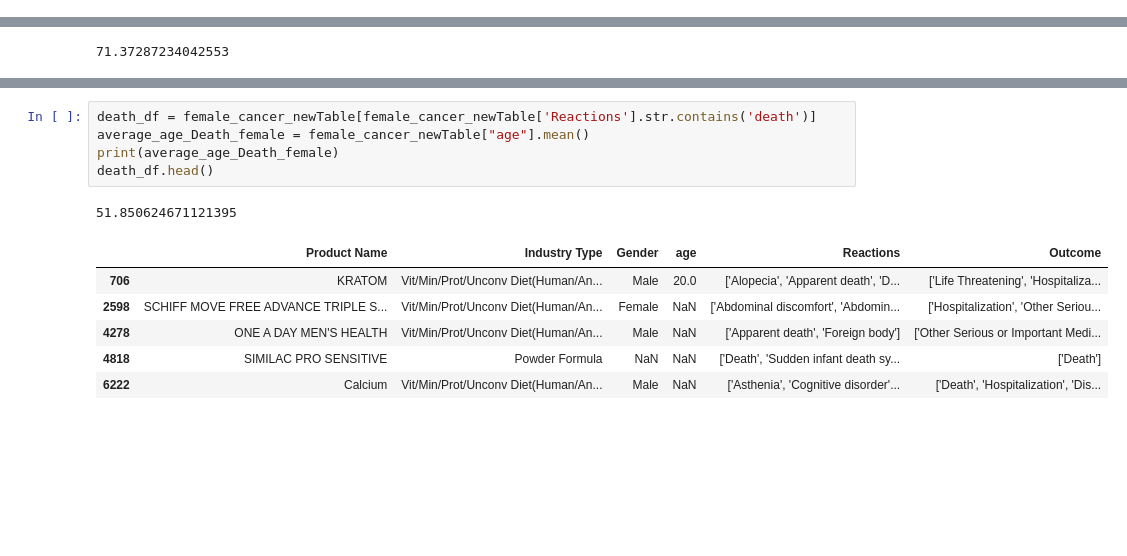
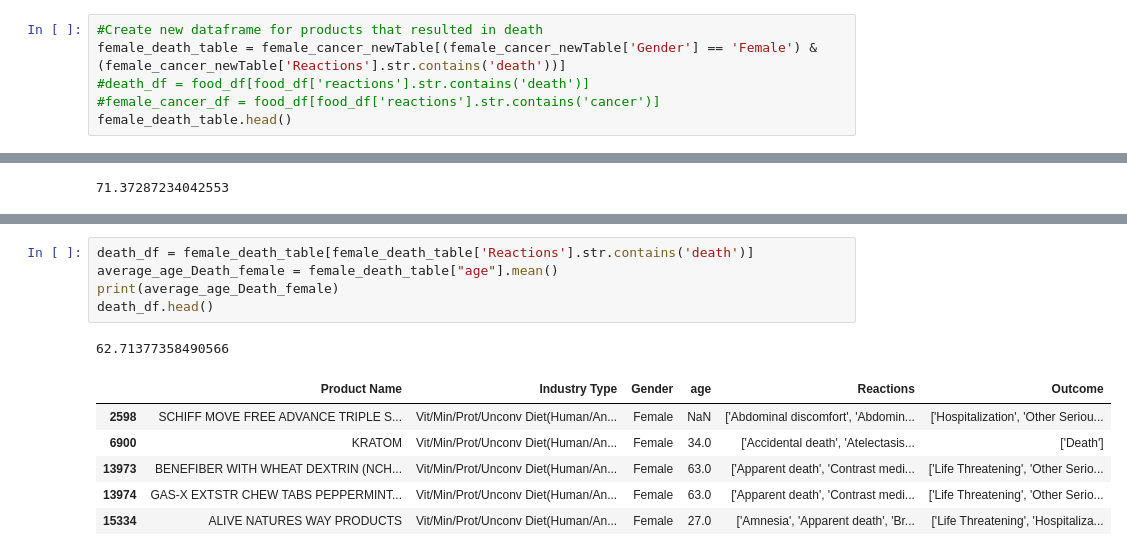
Before and after one commit to Mackshow/Project-3---Food-Recall-Data, a Jupyter notebook: Food Event working (incomplete).ipynb, the cells around one changed output, grey strips where cells are left out. Saved outputs shown, nothing was run; the diff lists cells and outputs as text; blank space fills up the shorter version.

```diff
--- a/Food Event working (incomplete).ipynb
+++ b/Food Event working (incomplete).ipynb
@@ -188,3 +188,9 @@ female_cancer_table.head()
 | 704 | EXEMPTION 4 | Cosmetics | Female | 41.0 | ['Ovarian cancer'] | ['Other Serious or Important Medi... |
 | 705 | EXEMPTION 4 | Cosmetics | Female | 41.0 | ['Ovarian cancer'] | ['Other Serious or Important Medi... |
 100 rows × 6 columns
+# %%
+#Create new dataframe for products that resulted in death
+female_death_table = female_cancer_newTable[(female_cancer_newTable['Gender'] == 'Female') & (female_cancer_newTable['Reactions'].str.contains('death'))]
+#death_df = food_df[food_df['reactions'].str.contains('death')]
+#female_cancer_df = food_df[food_df['reactions'].str.contains('cancer')]
+female_death_table.head()
@@ -258,13 +301,13 @@ death_df.head()
 # %%
-death_df = female_cancer_newTable[female_cancer_newTable['Reactions'].str.contains('death')]
-average_age_Death_female = female_cancer_newTable["age"].mean()
+death_df = female_death_table[female_death_table['Reactions'].str.contains('death')]
+average_age_Death_female = female_death_table["age"].mean()
 print(average_age_Death_female)
 death_df.head()
 # %% [output]
-51.850624671121395
+62.71377358490566
 |  | Product Name | Industry Type | Gender | age | Reactions | Outcome |
-| 706 | KRATOM | Vit/Min/Prot/Unconv Diet(Human/An... | Male | 20.0 | ['Alopecia', 'Apparent death', 'D... | ['Life Threatening', 'Hospitaliza... |
 | 2598 | SCHIFF MOVE FREE ADVANCE TRIPLE S... | Vit/Min/Prot/Unconv Diet(Human/An... | Female | NaN | ['Abdominal discomfort', 'Abdomin... | ['Hospitalization', 'Other Seriou... |
-| 4278 | ONE A DAY MEN'S HEALTH | Vit/Min/Prot/Unconv Diet(Human/An... | Male | NaN | ['Apparent death', 'Foreign body'] | ['Other Serious or Important Medi... |
-| 4818 | SIMILAC PRO SENSITIVE | Powder Formula | NaN | NaN | ['Death', 'Sudden infant death sy... | ['Death'] |
-| 6222 | Calcium | Vit/Min/Prot/Unconv Diet(Human/An... | Male | NaN | ['Asthenia', 'Cognitive disorder'... | ['Death', 'Hospitalization', 'Dis... |
+| 6900 | KRATOM | Vit/Min/Prot/Unconv Diet(Human/An... | Female | 34.0 | ['Accidental death', 'Atelectasis... | ['Death'] |
+| 13973 | BENEFIBER WITH WHEAT DEXTRIN (NCH... | Vit/Min/Prot/Unconv Diet(Human/An... | Female | 63.0 | ['Apparent death', 'Contrast medi... | ['Life Threatening', 'Other Serio... |
+| 13974 | GAS-X EXTSTR CHEW TABS PEPPERMINT... | Vit/Min/Prot/Unconv Diet(Human/An... | Female | 63.0 | ['Apparent death', 'Contrast medi... | ['Life Threatening', 'Other Serio... |
+| 15334 | ALIVE NATURES WAY PRODUCTS | Vit/Min/Prot/Unconv Diet(Human/An... | Female | 27.0 | ['Amnesia', 'Apparent death', 'Br... | ['Life Threatening', 'Hospitaliza... |
```
Also changed, not shown: parts of 3 cells of this notebook.
